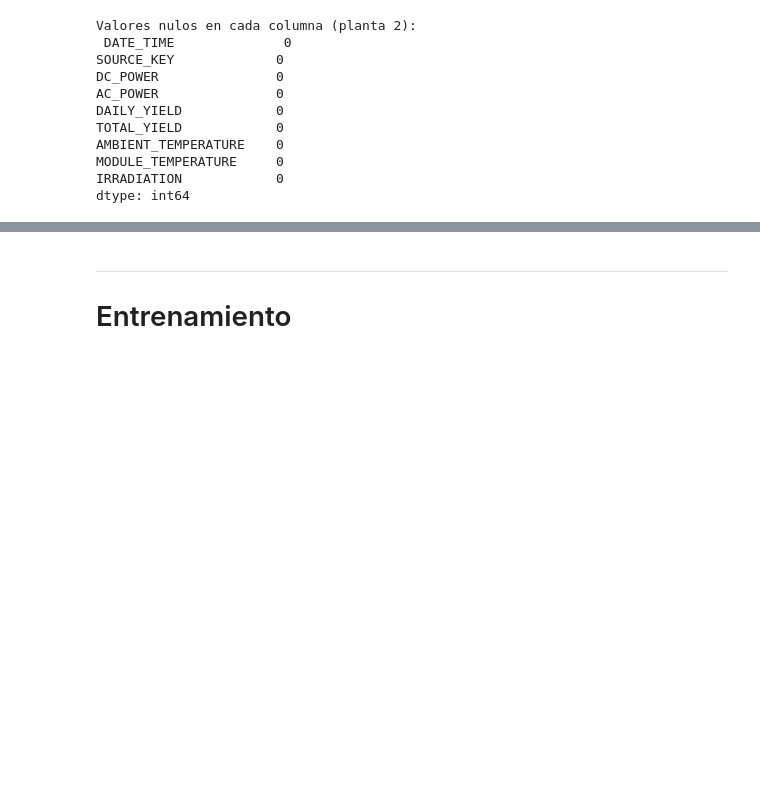
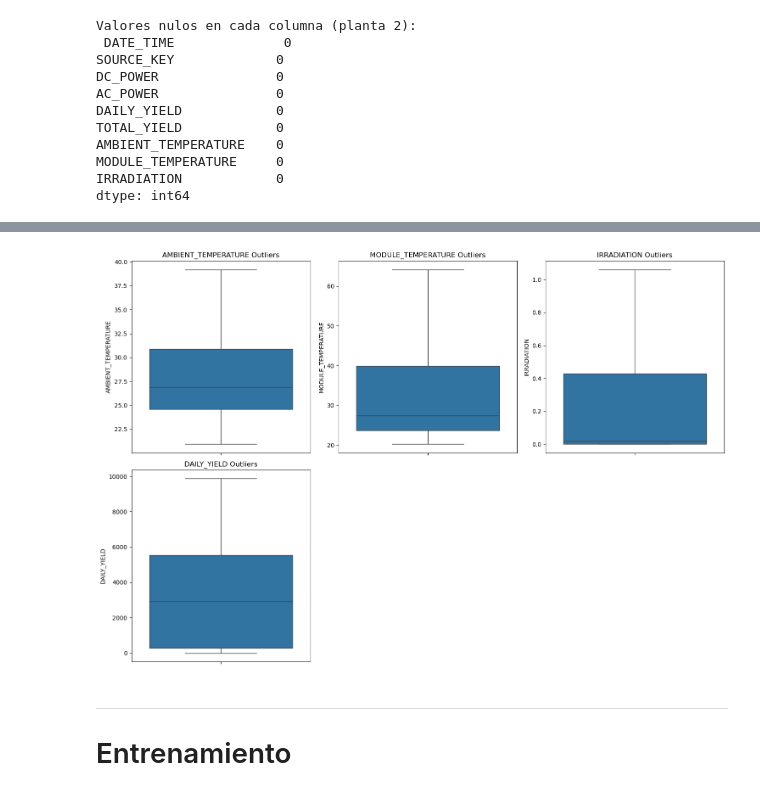
Before and after one commit to josemauma/TFG-ML-DL-WIND-SOLAR-FARMS, a Jupyter notebook: SOLAR PANELS/TFG_SP2_ML.ipynb, the cells around one changed output, grey strips where cells are left out. Saved outputs shown, nothing was run; the diff lists cells and outputs as text; code cells hidden in the pictures; blank space fills up the shorter version.

```diff
--- a/SOLAR PANELS/TFG_SP2_ML.ipynb
+++ b/SOLAR PANELS/TFG_SP2_ML.ipynb
@@ -77,3 +95,22 @@ Y = df_GD2_limpio['DC_POWER']
+# %%
+for var in variables:
+    Q1 = df_GD2_limpio[var].quantile(0.25)
+    Q3 = df_GD2_limpio[var].quantile(0.75)
+    IQR = Q3 - Q1
+    lower_bound = Q1 - 1.5 * IQR
+    upper_bound = Q3 + 1.5 * IQR
+    df_GD2_limpio = df_GD2_limpio[(df_GD2_limpio[var] >= lower_bound) & (df_GD2_limpio[var] <= upper_bound)]
+
+plt.figure(figsize=(15, 10))
+for i, var in enumerate(variables, 1):
+    plt.subplot(2, 3, i)  # Arrange in 2 rows and 3 columns
+    sns.boxplot(data=df_GD2_limpio, y=var)
+    plt.title(f'{var} Outliers')
+    plt.ylabel(var)
+plt.tight_layout()
+plt.show()
+# %% [output]
+[figure, added]
 # %% [markdown]
 ___
 
```
Also changed, not shown: parts of 6 cells of this notebook, 17 other files.
